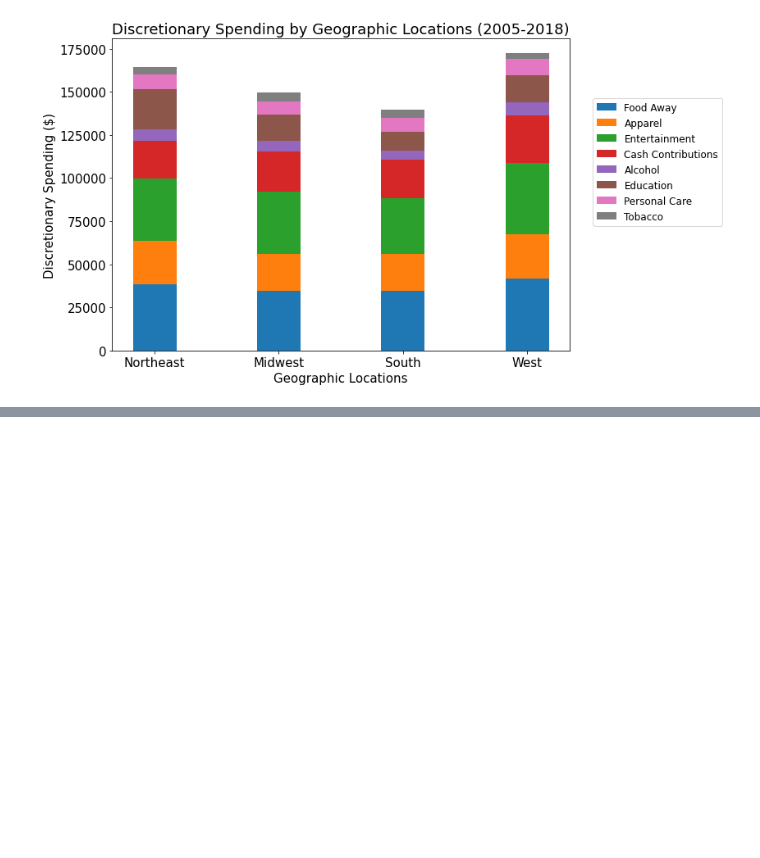
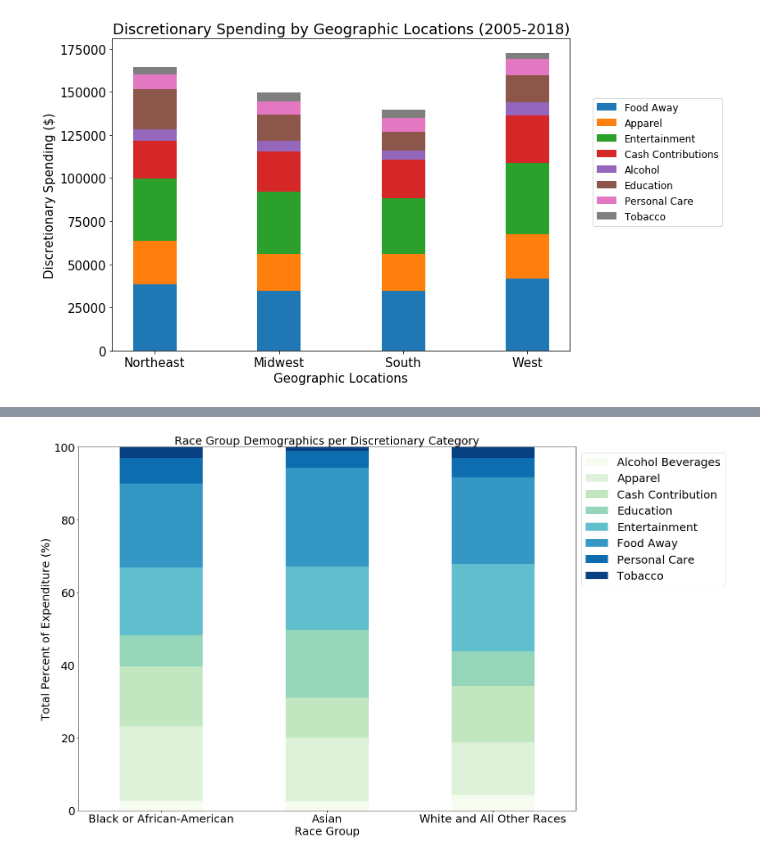
Before and after one commit to joshcoronel/discretionary-spending, a Jupyter notebook: Project_1_main.ipynb, the cells around one changed output, grey strips where cells are left out. Saved outputs shown, nothing was run; the diff lists cells and outputs as text; code cells hidden in the pictures; blank space fills up the shorter version.

```diff
--- a/Project_1_main.ipynb
+++ b/Project_1_main.ipynb
@@ -536,0 +582,17 @@ plt.show()
+# %%
+# Set list for each Age Group to store totals for each category (alphabetized)
+
+# Grab Values for Age Groups
+Black_AA = get_total(df_BAA)
+Asian = get_total(df_ASN)
+White_Others = get_total(df_WAO)
+
+race_totals = [Black_AA, Asian, White_Others]
+
+# AGE GROUP DF
+name=['Black or African-American', 'Asian', 'White and All Other Races']
+race_df = pd.DataFrame(data=race_totals,
+                      columns=discretionary_labels)
+race_df["Race Group"] = name
+race_df.set_index("Race Group", drop=True, inplace=True)
+race_df
@@ -536,0 +605,21 @@ plt.show()
+# %%
+# Create stacked bar chart
+
+# Compute the percentage
+race_df = race_df.div(race_df.sum(axis=1), axis=0) * 100
+
+# Plot a stacked barchart
+tocolor = (discretionary_labels)
+colors = plt.get_cmap("GnBu", len(tocolor)) #CHANGE THIS TO EDIT COLORS. SEE CMAP COLOR FORMATS, https://matplotlib.org/3.1.0/tutorials/colors/colormaps.html
+ax = race_df.plot.bar(stacked=True, figsize=(20,15), fontsize=25, colormap=colors)
+
+# Place the legend
+ax.legend(bbox_to_anchor=(1, 1), fontsize=25)
+plt.xticks(rotation=0)
+plt.ylim(0, 100) #CHANGE 100 TO 200000 FOR Y lABEL: VALUE ($)
+plt.title('Race Group Demographics per Discretionary Category', fontsize=25)
+plt.xlabel('Race Group', fontsize=25)
+plt.ylabel('Total Percent of Expenditure (%)', fontsize=25)
+plt.show()
+# %% [output]
+[figure, added]
```
Also changed, not shown: parts of 8 cells of this notebook.
